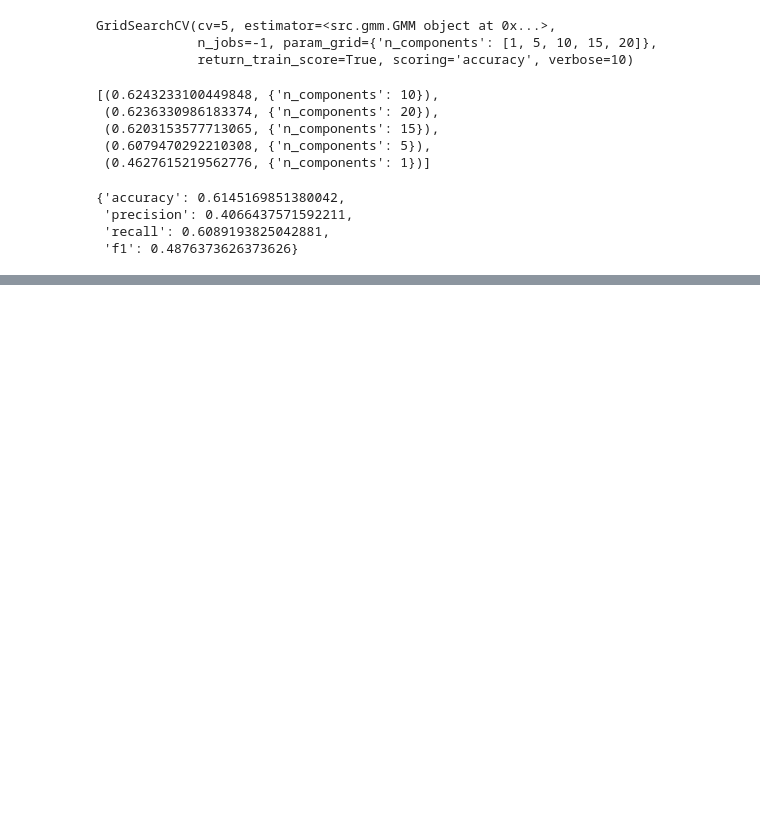
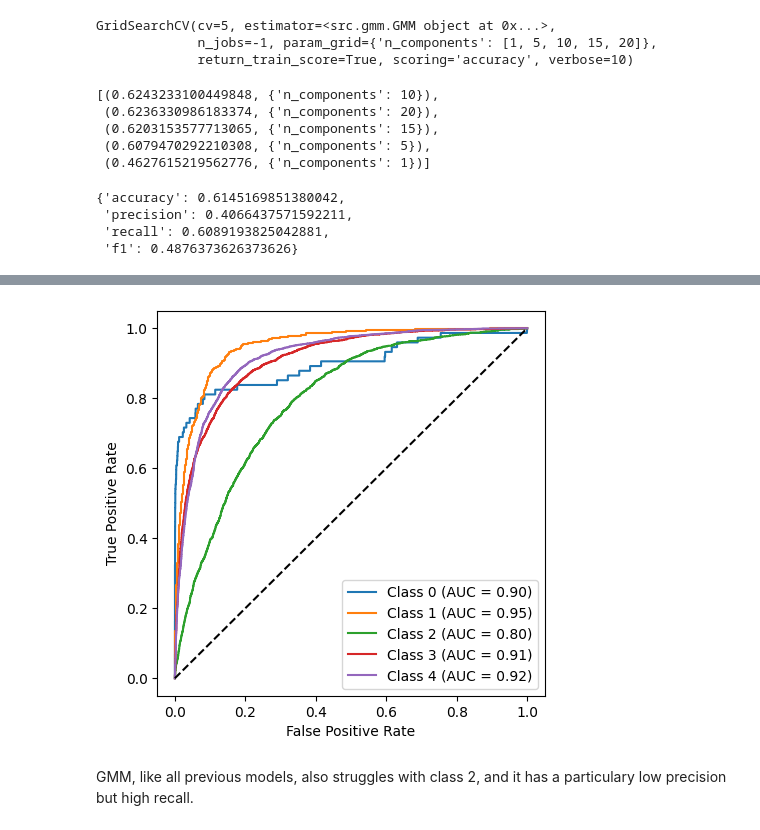
Before and after one commit to Pikurrot/ml-project-uab, a Jupyter notebook: analysis_gmm.ipynb, the cells around one changed output, grey strips where cells are left out. Saved outputs shown, nothing was run; the diff lists cells and outputs as text; code cells hidden in the pictures; blank space fills up the shorter version.

```diff
--- a/analysis_gmm.ipynb
+++ b/analysis_gmm.ipynb
@@ -219,0 +277,6 @@ plt.show()
+# %%
+model.roc_curve(X_test, y_test)
+# %% [output]
+[figure, added]
+# %% [markdown]
+GMM, like all previous models, also struggles with class 2, and it has a particulary low precision but high recall.
```
Also changed, not shown: parts of 17 cells of this notebook.
